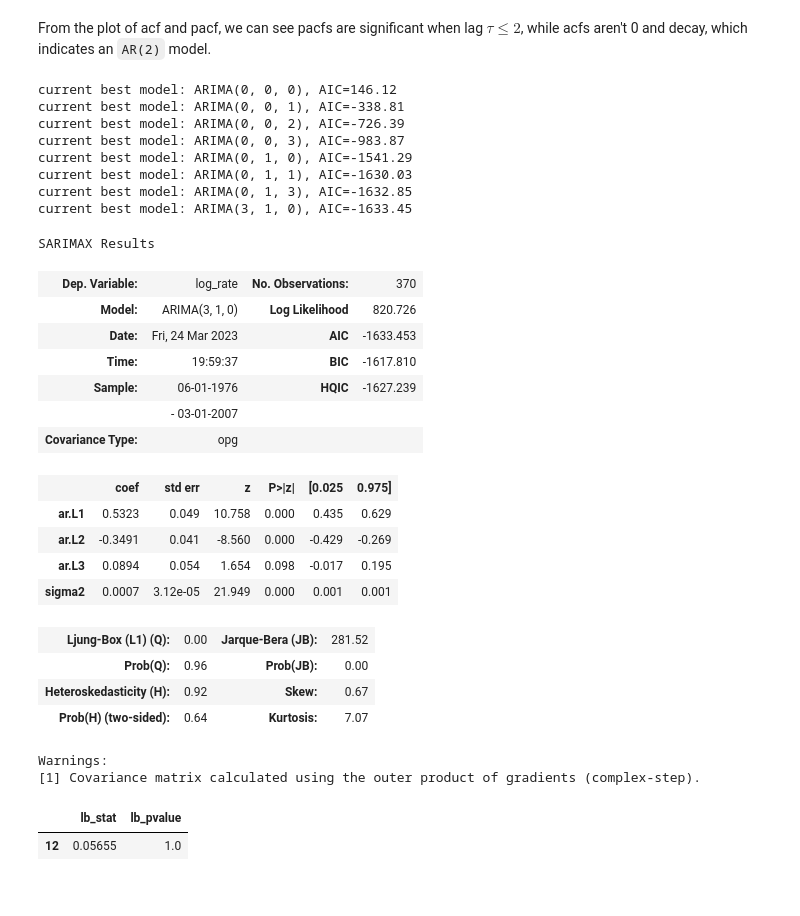
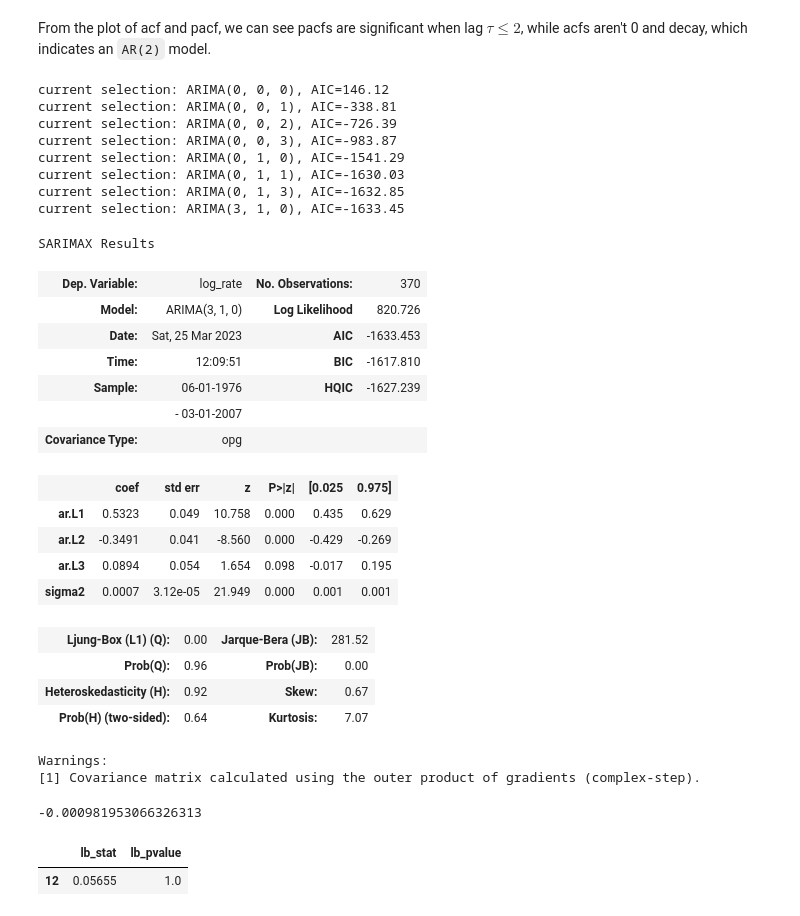
Before and after one commit to Algebra-FUN/DDM-Coursework, a Jupyter notebook: MSDM5053/Homework/hw2/index.ipynb, the cells around one changed output. Cells and saved outputs as stored; diff of their text form; code cells hidden in the pictures.

```diff
--- a/MSDM5053/Homework/hw2/index.ipynb
+++ b/MSDM5053/Homework/hw2/index.ipynb
@@ -87,35 +87,35 @@ From the plot of acf and pacf, we can see pacfs are significant when lag $\tau \
 # %%
 # build an ARIMA model by grid search
 ps = range(4)
 ds = range(3)
 qs = range(4)
 best_aic = np.inf
 for p,d,q in product(ps,ds,qs):
     try:
-        mod = ARIMA(mortg.log_rate, order=(p,d,q)).fit()
+        mod = ARIMA(mortg.log_rate, order=(p,d,q),dates=mortg.index).fit()
         if mod.aic < best_aic:
             best_aic = mod.aic
             best_mod = mod
-            print(f"current best model: ARIMA{(p,d,q)}, AIC={best_aic:.2f}")
+            print(f"current selection: ARIMA{(p,d,q)}, AIC={best_aic:.2f}")
     except:
         continue
 
 mortg_mod = best_mod
 mortg_mod.summary()
 # %% [output]
-current best model: ARIMA(0, 0, 0), AIC=146.12
-current best model: ARIMA(0, 0, 1), AIC=-338.81
-current best model: ARIMA(0, 0, 2), AIC=-726.39
-current best model: ARIMA(0, 0, 3), AIC=-983.87
-current best model: ARIMA(0, 1, 0), AIC=-1541.29
-current best model: ARIMA(0, 1, 1), AIC=-1630.03
-current best model: ARIMA(0, 1, 3), AIC=-1632.85
-current best model: ARIMA(3, 1, 0), AIC=-1633.45
+current selection: ARIMA(0, 0, 0), AIC=146.12
+current selection: ARIMA(0, 0, 1), AIC=-338.81
+current selection: ARIMA(0, 0, 2), AIC=-726.39
+current selection: ARIMA(0, 0, 3), AIC=-983.87
+current selection: ARIMA(0, 1, 0), AIC=-1541.29
+current selection: ARIMA(0, 1, 1), AIC=-1630.03
+current selection: ARIMA(0, 1, 3), AIC=-1632.85
+current selection: ARIMA(3, 1, 0), AIC=-1633.45
 SARIMAX Results
 | Dep. Variable: | log_rate | No. Observations: | 370 |
 | Model: | ARIMA(3, 1, 0) | Log Likelihood | 820.726 |
-| Date: | Fri, 24 Mar 2023 | AIC | -1633.453 |
-| Time: | 19:59:37 | BIC | -1617.810 |
+| Date: | Sat, 25 Mar 2023 | AIC | -1633.453 |
+| Time: | 12:09:51 | BIC | -1617.810 |
 | Sample: | 06-01-1976 | HQIC | -1627.239 |
 |  | - 03-01-2007 |  |  |
 | Covariance Type: | opg |  |  |
@@ -130,5 +130,9 @@ SARIMAX Results
 | Prob(H) (two-sided): | 0.64 | Kurtosis: | 7.07 |
 Warnings:
 [1] Covariance matrix calculated using the outer product of gradients (complex-step).
+# %%
+np.diff(mortg_mod.data.endog,n=1).mean()
+# %% [output]
+-0.000981953066326313
 # %%
 # 2. Perform model checking using Q(12) for residuals.
```
Also changed, not shown: parts of 14 cells of this notebook, 3 other files.
